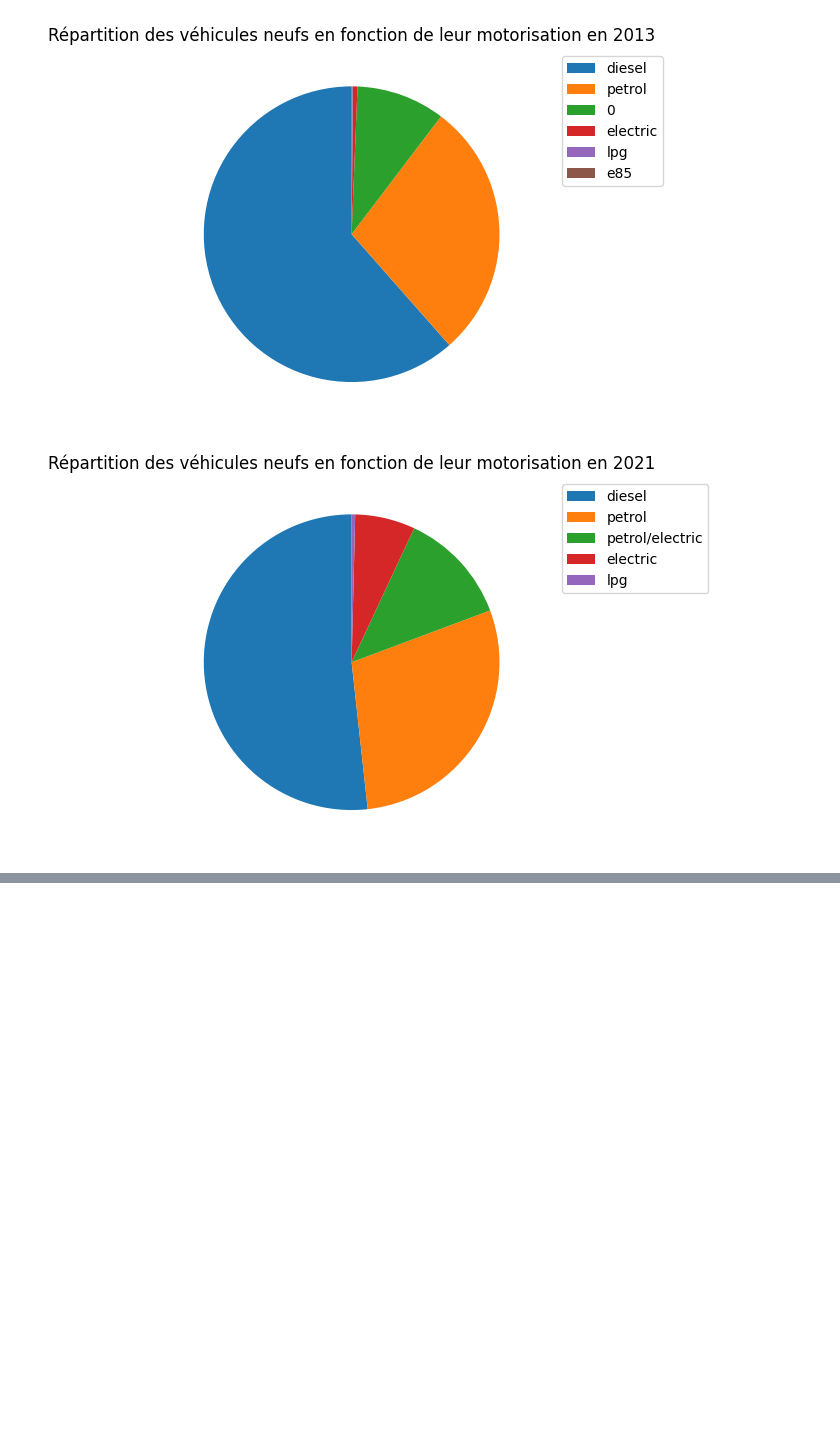
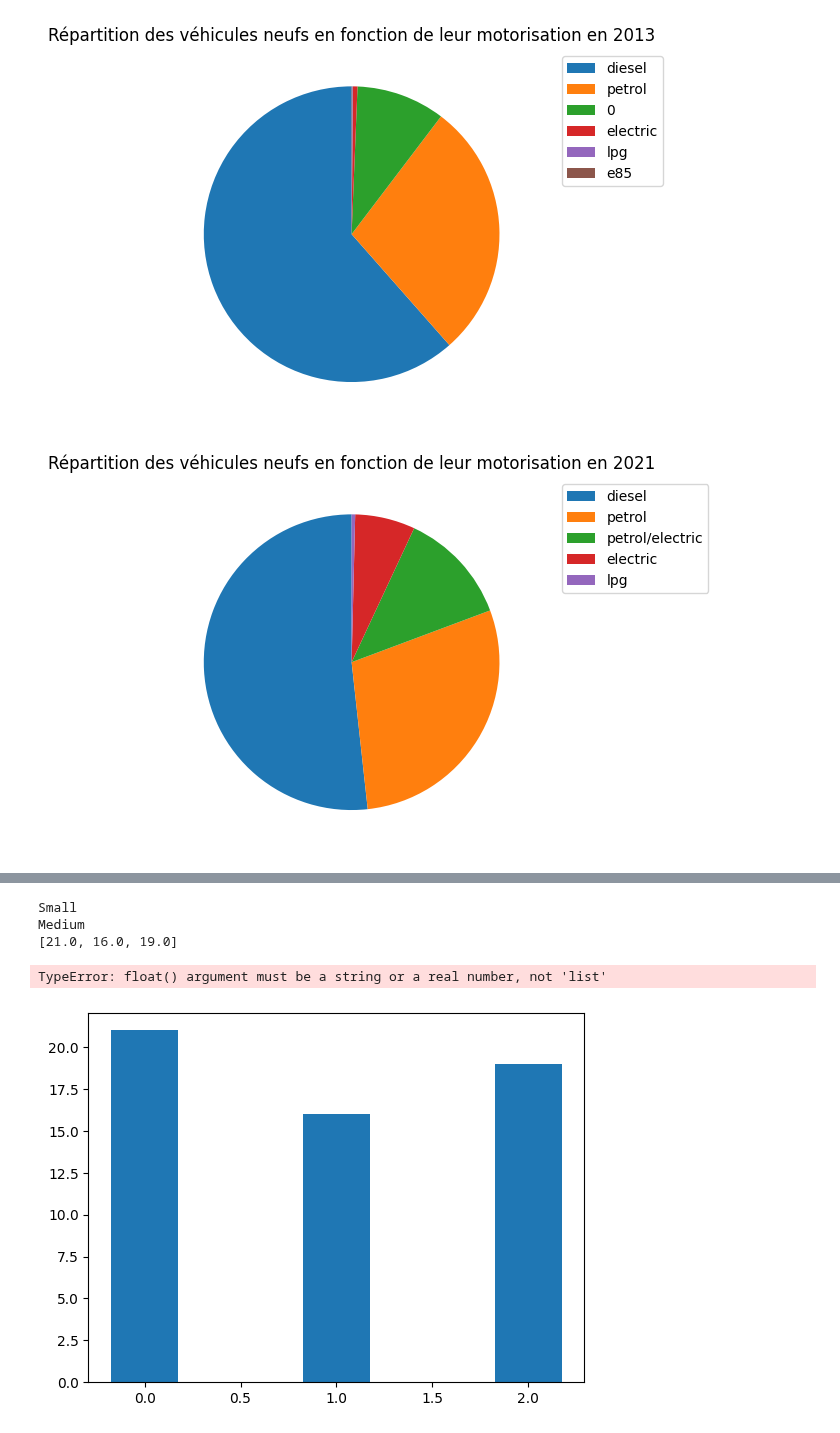
Before and after one commit to antoine-palazz/PyCar, a Jupyter notebook: data_vehicles/data_viz_eaa.ipynb, the cells around one changed output, grey strips where cells are left out. Saved outputs shown, nothing was run; the diff lists cells and outputs as text; code cells hidden in the pictures; blank space fills up the shorter version.

Commit message:
fail update data_viz

```diff
--- a/data_vehicles/data_viz_eaa.ipynb
+++ b/data_vehicles/data_viz_eaa.ipynb
@@ -126,0 +123,5 @@ pandas.core.series.Series
+# %%
+liste=[]
+for i in range(len(data_repartition_vehicles_2022)):
+    for elem in data_repartition_vehicles_2022.iloc[i,:]:
+        liste.append(elem)
@@ -126,0 +170,15 @@ pandas.core.series.Series
+# %%
+label= extraire_nombres_lettres(',Small ,Medium ,Crossover,Large ,SUV')[1]
+dico={}
+for i in range(1,len(liste)):
+    pourcent_nom_extrait= extraire_nombres_lettres(liste[i])
+    dico[pourcent_nom_extrait[1][0]]=pourcent_nom_extrait[0]
+# %%
+dico_valeurs={}
+for i in range(len(label)):
+    list=[]
+    for elem in dico.keys():
+        list.append(dico[elem][i])
+    dico_valeurs[label[i]]=list
+
+dico_valeurs
@@ -126,0 +191,55 @@ pandas.core.series.Series
+# %%
+# Exemple de données
+categories = dico.keys()
+dico_valeurs={}
+for i in range(len(label)):
+    list=[]
+    for elem in dico.keys():
+        list.append(dico[elem][i])
+    dico_valeurs[label[i]]=list
+
+# Création d'un graphique en barres empilées
+fig, ax = plt.subplots()
+
+bar_width = 0.35  # Largeur des barres
+
+# Coordonnées pour chaque catégorie
+indices = np.arange(len(categories))
+
+# Tracer les barres empilées
+i=0
+for i in range(len(tuple(dico_valeurs.keys()))):
+    print(tuple(dico_valeurs.keys())[i])
+    if i==0:
+        bar1= plt.bar(indices, dico_valeurs[tuple(dico_valeurs.keys())[i]], bar_width, label=tuple(dico_valeurs.keys())[i])
+        i=i+1
+    else:
+        for l in range(2):
+            somme = 0
+            for j in range(i):
+                print(dico_valeurs[tuple(dico_valeurs.keys())[j]])
+            somme= somme + float(dico_valeurs[tuple(dico_valeurs.keys())[j]])
+        bar = plt.bar(indices, dico_valeurs[tuple(dico_valeurs.keys())[i]], bar_width, bottom = somme, label=tuple(dico_valeurs.keys())[i])
+        print(dico_valeurs[tuple(dico_valeurs.keys())[i]])
+        print(dico_valeurs[tuple(dico_valeurs.keys())[i-1]])
+        i=i+1
+#bar1 = ax.bar(indices, valeurs1, bar_width, label='Valeurs 1')
+#bar2 = ax.bar(indices, valeurs2, bar_width, bottom=valeurs1, label='Valeurs 2')
+
+
+# Ajout de légendes, titres, etc.
+ax.set_xlabel('Origine')
+ax.set_ylabel('Valeurs')
+ax.set_title('')
+ax.set_xticks(indices)
+ax.set_xticklabels(dico.keys())
+ax.legend()
+
+# Affichage du graphique
+plt.show()
+# %% [output]
+Small
+Medium
+[21.0, 16.0, 19.0]
+TypeError: float() argument must be a string or a real number, not 'list'
+[figure, added]
```
Also changed, not shown: parts of 4 cells of this notebook.
